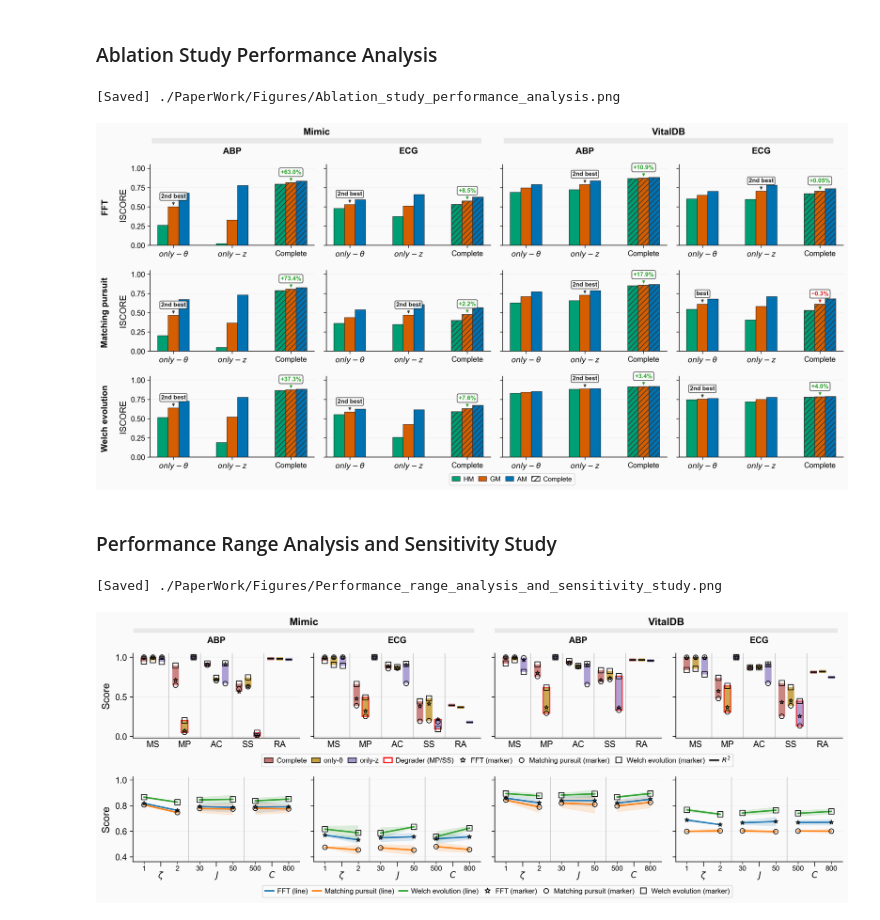
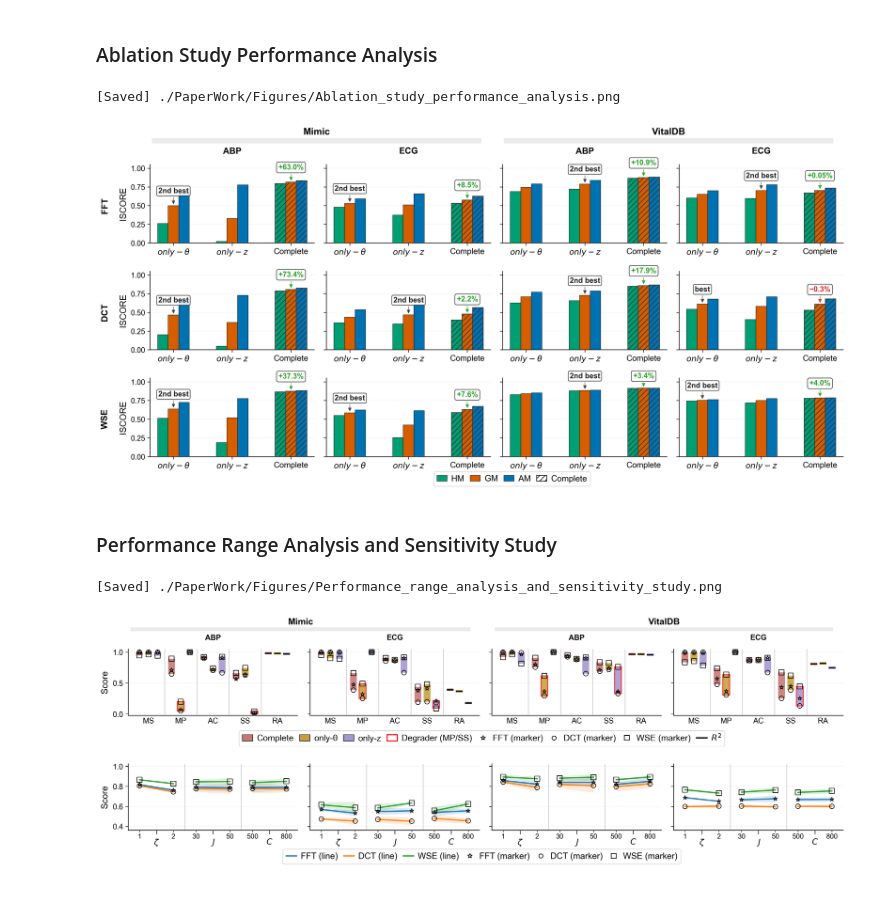
Before and after one commit to cherishleon/VABAM, a Jupyter notebook: VisualizationMetrics.ipynb, the cells around one changed output. Saved outputs shown, nothing was run; the diff lists cells and outputs as text; code cells hidden in the pictures.

```diff
--- a/VisualizationMetrics.ipynb
+++ b/VisualizationMetrics.ipynb
@@ -897,8 +899,8 @@ plt.rcParams.update({
     "axes.linewidth": 0.9,
     "axes.spines.top": False,
     "axes.spines.right": False,
-    "axes.facecolor": "#fafafa",
-    "figure.facecolor": "#fafafa",
+    "axes.facecolor": "white",
+    "figure.facecolor": "white",
     "xtick.major.size": 4,
     "ytick.major.size": 4,
     "xtick.major.width": 0.8,
@@ -907,7 +909,7 @@ plt.rcParams.update({
 })
 
 bbox_style = dict(boxstyle="round,pad=0.25", facecolor="white", alpha=0.85, linewidth=0.8)
-base_text_kwargs = dict(ha='center', va='bottom', fontsize=9, fontweight='bold')
+base_text_kwargs = dict(ha='center', va='bottom', fontsize=11, fontweight='bold')
 
 def _format_pm_pct(delta: float) -> str:
     """Format percentage difference with adaptive precision"""
@@ -932,7 +934,7 @@ def _safe_rel_diff(our: float, ref: float):
 # Data loading and preprocessing
 df = AblCompTabs.copy()
 
-metric_name_map = {"fft": "FFT", "matching_pursuit": "Matching pursuit", "welch_evo": "Welch evolution"}
+metric_name_map = {"fft": "FFT", "matching_pursuit": "DCT", "welch_evo": "WSE"}
 sub_metrics = ['ISCOREhm','ISCOREgm','ISCOREam']
 present_sub_metrics = [c for c in sub_metrics if c in df.columns]
 
@@ -949,7 +951,7 @@ df_top = df_top[df_top['ModelName'].isin(MODEL_ORDER_TOP)].copy()
 df_top['SourceType'] = df_top['Source'] + ' : ' + df_top['Type']
 df_top['MetricType'] = df_top['MetricType'].map(lambda x: metric_name_map.get(x, x))
 
-row_labels = sorted(df_top['MetricType'].dropna().unique().tolist())
+row_labels = ['FFT', 'DCT', 'WSE']
 col_labels = sorted(df_top['SourceType'].dropna().unique().tolist())
 
 # Transform to long format
@@ -965,7 +967,7 @@ fig, axes = plt.subplots(n_rows_top, n_cols, figsize=(16, 7.5), squeeze=False, s
 
 # Common styling
 for ax in axes.ravel():
-    ax.set_facecolor("#fafafa")
+    ax.set_facecolor("white")
     ax.grid(axis='y', linestyle='-', linewidth=0.5, alpha=0.18, zorder=0)
 
 BAR_WIDTH = 0.18
@@ -979,7 +981,7 @@ for r, metric in enumerate(row_labels):
         sub = df_long_top[(df_long_top['MetricType'] == metric) & (df_long_top['SourceType'] == srctype)]
         xs_base = np.arange(len(MODEL_ORDER_TOP))
         ax.set_xticks(xs_base)
-        ax.set_xticklabels([MODEL_DISPLAY_MAP[m] for m in MODEL_ORDER_TOP], rotation=0, ha='center')
+        ax.set_xticklabels([MODEL_DISPLAY_MAP[m] for m in MODEL_ORDER_TOP], rotation=0, ha='center', fontsize=12)
 
         # Submetric offsets
         k = max(1, len(present_sub_metrics))
@@ -1041,20 +1043,20 @@ for r, metric in enumerate(row_labels):
                             x_our = xs_base[MODEL_ORDER_TOP.index('Our')]
                             x_cmp = xs_base[MODEL_ORDER_TOP.index(cmp_name)]
 
-                            y_text_our = min(Y_MAX_TOP - 0.02, our_val + 0.1)
+                            y_text_our = min(Y_MAX_TOP - 0.02, our_val + 0.15)
                             ax.annotate(
                                 pct_text, xy=(x_our, our_val), xytext=(x_our, y_text_our),
                                 textcoords='data', bbox=bbox_style, color=pct_color, zorder=10,
                                 arrowprops=dict(arrowstyle='-|>', lw=0.8, alpha=0.85, color=pct_color),
                                 **base_text_kwargs
                             )
-                            y_text_cmp = min(Y_MAX_TOP - 0.02, cmp_val + 0.1)
+                            y_text_cmp = min(Y_MAX_TOP - 0.02, cmp_val + 0.15)
                             ax.annotate(
                                 cmp_tag, xy=(x_cmp, cmp_val), xytext=(x_cmp, y_text_cmp),
                                 textcoords='data', bbox=dict(boxstyle="round,pad=0.20", facecolor="white", alpha=0.85, edgecolor='black', linewidth=0.8),
                                 color="#222222", zorder=10,
                                 arrowprops=dict(arrowstyle='-|>', lw=0.7, alpha=0.75, color="#222222"),
-                                ha='center', va='bottom', fontsize=9, fontweight='bold'
+                                ha='center', va='bottom', fontsize=11, fontweight='bold'
                             )
 
 # Row labels
@@ -1111,9 +1113,9 @@ handles_top.append(
 
 legend1 = fig.legend(
     handles=handles_top,
-    loc="lower center", bbox_to_anchor=(0.56, -0.025),
+    loc="lower center", bbox_to_anchor=(0.56, -0.03),
     ncol=4, frameon=True, borderpad=0.4,
-    handlelength=1.2, handletextpad=0.5, columnspacing=0.7, fontsize=10,
+    handlelength=1.2, handletextpad=0.5, columnspacing=0.7, fontsize=12.5,
 )
 
 if legend1:
@@ -1130,12 +1132,12 @@ SAVE_DIR = './PaperWork/Figures/'
 SAVE_NAME = 'Ablation_study_performance_analysis.png'
 os.makedirs(SAVE_DIR, exist_ok=True)
 outpath = os.path.join(SAVE_DIR, SAVE_NAME)
-fig.savefig(outpath, bbox_inches="tight", dpi=300, facecolor='#fafafa')
+fig.savefig(outpath, bbox_inches="tight", dpi=300, facecolor='white')
 print(f"[Saved] {outpath}")
 plt.show()
 # %% [output]
 [Saved] ./PaperWork/Figures/Ablation_study_performance_analysis.png
-[figure, old version]
+[figure, new version]
 # %% [markdown]
 ### Performance Range Analysis and Sensitivity Study
 # %%
@@ -1161,7 +1163,7 @@ MODEL_COLOR_BOTTOM = {"SKZFC": COLOR_COMPLETE, "FC": COLOR_FC, "SKZ": COLOR_SKZ}
 
 # Color schemes
 SENSITIVITY_COLORS = {'$\\zeta$': '#2E8B57', '$J$': '#4682B4', '$C$': '#8B4513'}
-METRICTYPE_COLORS_SENS = {'FFT': '#1f77b4','Matching pursuit': '#ff7f0e','Welch evolution': '#2ca02c'}
+METRICTYPE_COLORS_SENS = {'FFT': '#1f77b4','DCT': '#ff7f0e','WSE': '#2ca02c'}
 
 # Visual styling
 BOUNDARY_COLOR = '#666666'
@@ -1170,8 +1172,8 @@ BOUNDARY_LINEWIDTH = 0.8
 BOUNDARY_LINESTYLE = '-'
 EDGE_LW = 1.0
 
-METRIC_TYPE_MARKERS = {'FFT': '*','Matching pursuit': 'o','Welch evolution': 's'}
-METRIC_TYPE_MARKER_SIZES = {'*': 27,'o': 35,'s': 45}
+METRIC_TYPE_MARKERS = {'FFT': '*','DCT': 'o','WSE': 's'}
+METRIC_TYPE_MARKER_SIZES = {'*': 35,'o': 45,'s': 55}
 
 mpl.rcParams.update({
     "font.family": "sans-serif",
@@ -1185,8 +1187,8 @@ mpl.rcParams.update({
     "axes.linewidth": 0.9,
     "axes.spines.top": False,
     "axes.spines.right": False,
-    "axes.facecolor": "#fafafa",
-    "figure.facecolor": "#fafafa",
+    "axes.facecolor": "white",
+    "figure.facecolor": "white",
     "xtick.major.size": 4,
     "ytick.major.size": 4,
     "xtick.major.width": 0.8,
@@ -1200,7 +1202,7 @@ df_bottom = AblCompTabs.copy()
 
 
 # Data preprocessing
-metric_name_map = {"fft": "FFT", "matching_pursuit": "Matching pursuit", "welch_evo": "Welch evolution"}
+metric_name_map = {"fft": "FFT", "matching_pursuit": "DCT", "welch_evo": "WSE"}
 METRICS = ["MS","MP","AC","SS","RA"]
 
 def get_base_model_bottom(model_name: str) -> str:
@@ -1262,6 +1264,7 @@ df_sens['SourceType'] = df_sens['Source'] + ' : ' + df_sens['Type']
 
 # Calculate TotalSum for proper weighted averaging
 df_sens['TotalSum'] = df_sens['mean'] * df_sens['n']
+df_sens = df_sens[~df_sens['IscoreType'].isin([ 'MS', 'MP', 'AC', 'SS', 'RA'])].copy()
 
 # Fixed aggregation: properly weighted average instead of mean of means
 sens_agg = df_sens.groupby(['Source', 'Type', 'Hyperparameter', 'Setting', 'MetricType']).agg({
@@ -1284,16 +1287,16 @@ sens_agg.sort_values(["SourceType", "Hyperparameter", "Setting", "MetricType"],
 
 # Create figure
 n_cols = len(col_labels)
-HSPACE = 0.25
-LEGEND_ROW1_Y_OFFSET = -0.01
-LEGEND_ROW1_X = 0.55
+HSPACE = 0.4
+LEGEND_ROW1_Y_OFFSET = 0.005
+LEGEND_ROW1_X = 0.53
 LEGEND_ROW2_Y = 0.0
-LEGEND_ROW2_X = 0.55
+LEGEND_ROW2_X = 0.53
 
-fig, axes = plt.subplots(2, n_cols, figsize=(14, 5), squeeze=False, sharey=False)
+fig, axes = plt.subplots(2, n_cols, figsize=(16, 5), squeeze=False, sharey=False)
 
 for ax in axes.ravel():
-    ax.set_facecolor("#fafafa")
+    ax.set_facecolor("white")
     ax.grid(axis='y', linestyle='-', linewidth=0.5, alpha=0.18, zorder=0)
 
 # Row 0: Performance comparison
@@ -1474,12 +1477,12 @@ for c, srctype in enumerate(col_labels):
                    linewidth=BOUNDARY_LINEWIDTH, alpha=BOUNDARY_ALPHA, zorder=0)
 
     ax.set_xticks(segment_centers)
-    ax.set_xticklabels(HYPERPARAMS)
+    ax.set_xticklabels(HYPERPARAMS, fontsize=12)
     ax.tick_params(axis='x', which='major', length=6, pad=6)
 
     if x_positions_minor:
         ax.set_xticks(x_positions_minor, minor=True)
-        ax.set_xticklabels(x_labels_minor, minor=True, fontsize=9)
+        ax.set_xticklabels(x_labels_minor, minor=True, fontsize=10)
         ax.tick_params(axis='x', which='minor', length=3, pad=2)
     ax.set_xlim(0, TOTAL_WIDTH)
 
@@ -1515,11 +1518,11 @@ vitaldb_cols = [i for i, label in enumerate(col_labels) if 'VitalDB' in label]
 if mimic_cols and vitaldb_cols:
     pos_start = axes[0, mimic_cols[0]].get_position()
     pos_end = axes[0, mimic_cols[-1]].get_position()
-    group1_x0, group1_x1 = pos_start.x0 - 0.035, pos_end.x1 + 0.025
+    group1_x0, group1_x1 = pos_start.x0 - 0.04, pos_end.x1 + 0.02
 
     pos_start = axes[0, vitaldb_cols[0]].get_position()
     pos_end = axes[0, vitaldb_cols[-1]].get_position()
-    group2_x0, group2_x1 = pos_start.x0 + 0.017, pos_end.x1 + 0.08
+    group2_x0, group2_x1 = pos_start.x0 + 0.017, pos_end.x1 + 0.075
 
     bar_h = 0.015
     top_y = max(ax.get_position().y1 for ax in axes[0, :]) + 0.035
@@ -1554,16 +1557,16 @@ handles_markers_common = [
     Line2D([0],[0], marker='*', color='w', markerfacecolor='none', markeredgecolor='black',
            markersize=7, markeredgewidth=1.0, linewidth=0, label='FFT (marker)'),
     Line2D([0],[0], marker='o', color='w', markerfacecolor='none', markeredgecolor='black',
-           markersize=6, markeredgewidth=1.0, linewidth=0, label='Matching pursuit (marker)'),
+           markersize=6, markeredgewidth=1.0, linewidth=0, label='DCT (marker)'),
     Line2D([0],[0], marker='s', color='w', markerfacecolor='none', markeredgecolor='black',
-           markersize=7, markeredgewidth=1.0, linewidth=0, label='Welch evolution (marker)'),
+           markersize=7, markeredgewidth=1.0, linewidth=0, label='WSE (marker)'),
 ]
 handle_r2 = [Line2D([0],[0], color='black', linestyle='-', linewidth=2.0, label=r'$R^2$', alpha=0.9)]
 
 handles_mt_lines_row2 = [
     Line2D([0],[0], color=METRICTYPE_COLORS_SENS['FFT'], linewidth=2.0, label='FFT (line)'),
-    Line2D([0],[0], color=METRICTYPE_COLORS_SENS['Matching pursuit'], linewidth=2.0, label='Matching pursuit (line)'),
-    Line2D([0],[0], color=METRICTYPE_COLORS_SENS['Welch evolution'], linewidth=2.0, label='Welch evolution (line)'),
+    Line2D([0],[0], color=METRICTYPE_COLORS_SENS['DCT'], linewidth=2.0, label='DCT (line)'),
+    Line2D([0],[0], color=METRICTYPE_COLORS_SENS['WSE'], linewidth=2.0, label='WSE (line)'),
 ]
 
 legend_row1 = fig.legend(
@@ -1572,38 +1575,38 @@ legend_row1 = fig.legend(
     bbox_to_anchor=(LEGEND_ROW1_X, mid_y + LEGEND_ROW1_Y_OFFSET),
     bbox_transform=fig.transFigure,
     ncol=8, frameon=True, borderpad=0.4,
-    handlelength=1.2, handletextpad=0.5, columnspacing=0.7, fontsize=9,
+    handlelength=1.2, handletextpad=0.5, columnspacing=0.7, fontsize=12.5,
 )
 if legend_row1:
     fr = legend_row1.get_frame()
     fr.set_facecolor("white")
     fr.set_edgecolor("#808080")
     fr.set_alpha(0.35)
     fr.set_linewidth(0.8)
 
 legend_row2 = fig.legend(
     handles=handles_mt_lines_row2 + handles_markers_common,
     loc="center",
     bbox_to_anchor=(LEGEND_ROW2_X, LEGEND_ROW2_Y),
     bbox_transform=fig.transFigure,
     ncol=6, frameon=True, borderpad=0.4,
-    handlelength=1.2, handletextpad=0.5, columnspacing=0.7, fontsize=9,
+    handlelength=1.2, handletextpad=0.5, columnspacing=0.7, fontsize=12.5,
 )
 if legend_row2:
     fr2 = legend_row2.get_frame()
     fr2.set_facecolor("white")
     fr2.set_edgecolor("#808080")
     fr2.set_alpha(0.35)
     fr2.set_linewidth(0.8)
 
 # Save figure
 SAVE_DIR = './PaperWork/Figures/'
 SAVE_NAME = 'Performance_range_analysis_and_sensitivity_study.png'
 os.makedirs(SAVE_DIR, exist_ok=True)
 outpath = os.path.join(SAVE_DIR, SAVE_NAME)
-plt.savefig(outpath, bbox_inches="tight", dpi=300, facecolor='#fafafa')
+plt.savefig(outpath, bbox_inches="tight", dpi=300, facecolor='white')
 print(f"[Saved] {outpath}")
 plt.show()
 # %% [output]
 [Saved] ./PaperWork/Figures/Performance_range_analysis_and_sensitivity_study.png
-[figure, old version]
+[figure, new version]
```
Also changed, not shown: parts of 3 cells of this notebook, 1 other file.
